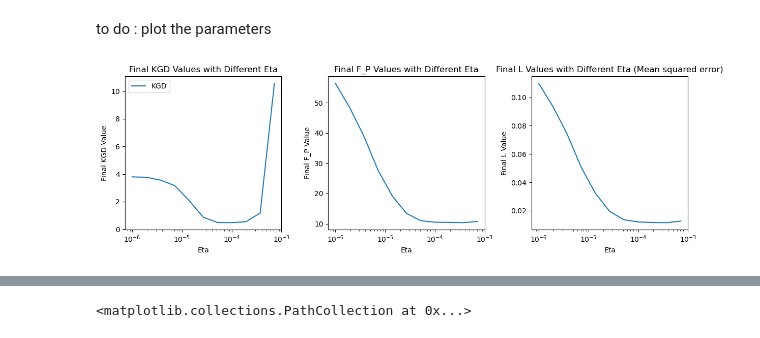
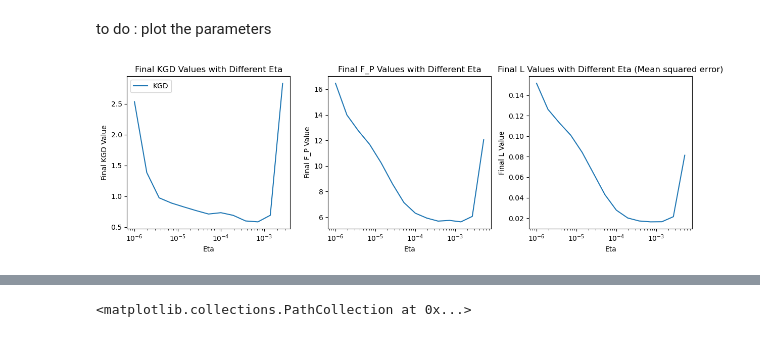
Before and after one commit to congyewang/kgd-code, a Jupyter notebook: jax_mfld.ipynb, the cells around one changed output, grey strips where cells are left out. Saved outputs shown, nothing was run; the diff lists cells and outputs as text; code cells hidden in the pictures.

```diff
--- a/jax_mfld.ipynb
+++ b/jax_mfld.ipynb
@@ -418,9 +418,10 @@ plt.plot(Z,Y,".")
 $k$, $q_0$ and $\mathcal{L}$
 # %%
 kernel_name = "IMQ"
-c = jnp.array(20.0)
+c = jnp.array(1.0)
+b = 3.0
 def k(x,y):
-    return 1/jnp.sqrt((c + jnp.dot(x-y,x-y)))
+    return (c**2 + (x-y).dot(x-y))**(-b)
     #return jnp.dot(x,y)
 
 def q_0(x):
@@ -439,7 +440,7 @@ flat_params, unravel_fn = ravel_pytree(params)
 def esp_forward(X, z):
     E = jnp.mean(jit(vmap(lambda x : forward(unravel_fn(x), z)))(X))
     return E
-gamma = 500
+gamma = 100
 def L(X):
     n = len(X)
     Esp_forward = vmap(lambda z: esp_forward(X, z))(Z)
@@ -468,7 +469,7 @@ all_particles_fin = jax.device_put(jnp.zeros((len(Eta), n, d)), device)
 for e, eta in enumerate(Eta):
     for sim in range(n_sim):
         key_init = random.PRNGKey(200 + sim)
-        key = random.PRNGKey(12+n_sim)
+        key = random.PRNGKey(3+n_sim)
         shape = (n, d)
         X_list = [init_params(random.fold_in(key_init, i), s, hidden_dim) for i in range(n)]
         flat_X_list = [ravel_pytree(p)[0] for p in X_list]
@@ -499,32 +500,32 @@ to do : plot the parameters
 # %%
 fig, axes = plt.subplots(1, 3, figsize=(12, 4))
 
 # Plot the first figure (KGD_fin)
-axes[0].plot(Eta, KGD_fin, label='KGD')
+axes[0].plot(Eta[:-2], KGD_fin[:-2], label='KGD')
 #axes[0].plot(Eta, KDE_KGD_fin, label='KDE KGD')
 axes[0].set_xlabel('Eta')
 axes[0].set_ylabel('Final KGD Value')
 axes[0].set_xscale('log')
 axes[0].set_title('Final KGD Values with Different Eta')
 axes[0].legend()
 
 # Plot the second figure (F_P_fin)
 axes[1].plot(Eta, F_P_fin)
 axes[1].set_xlabel('Eta')
 axes[1].set_ylabel('Final F_P Value')
 axes[1].set_xscale('log')
 axes[1].set_title('Final F_P Values with Different Eta')
 
 axes[2].plot(Eta, 1/gamma * L_fin)
 axes[2].set_xlabel('Eta')
 axes[2].set_ylabel('Final L Value')
 axes[2].set_xscale('log')
 axes[2].set_title('Final L Values with Different Eta (Mean squared error)')
 
 plt.tight_layout()
 plt.show()
 # %% [output]
-[figure, old version]
+[figure, new version]
 # %%
 for e in range(len(Eta)):
     plt.figure()
```
Also changed, not shown: parts of 1 cell of this notebook.
